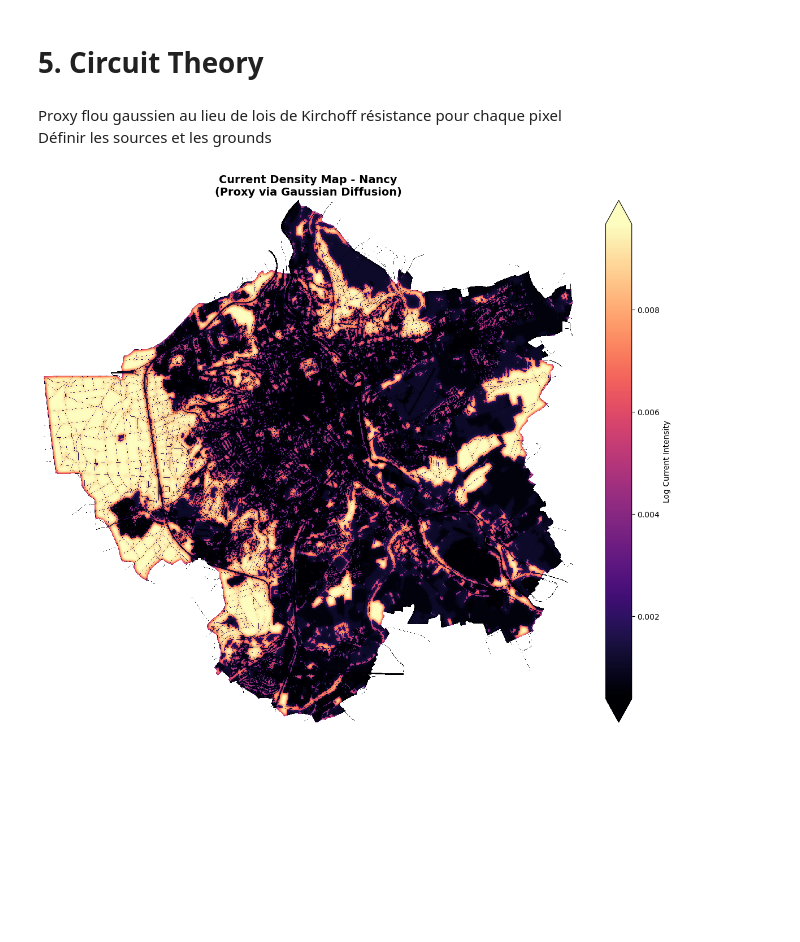
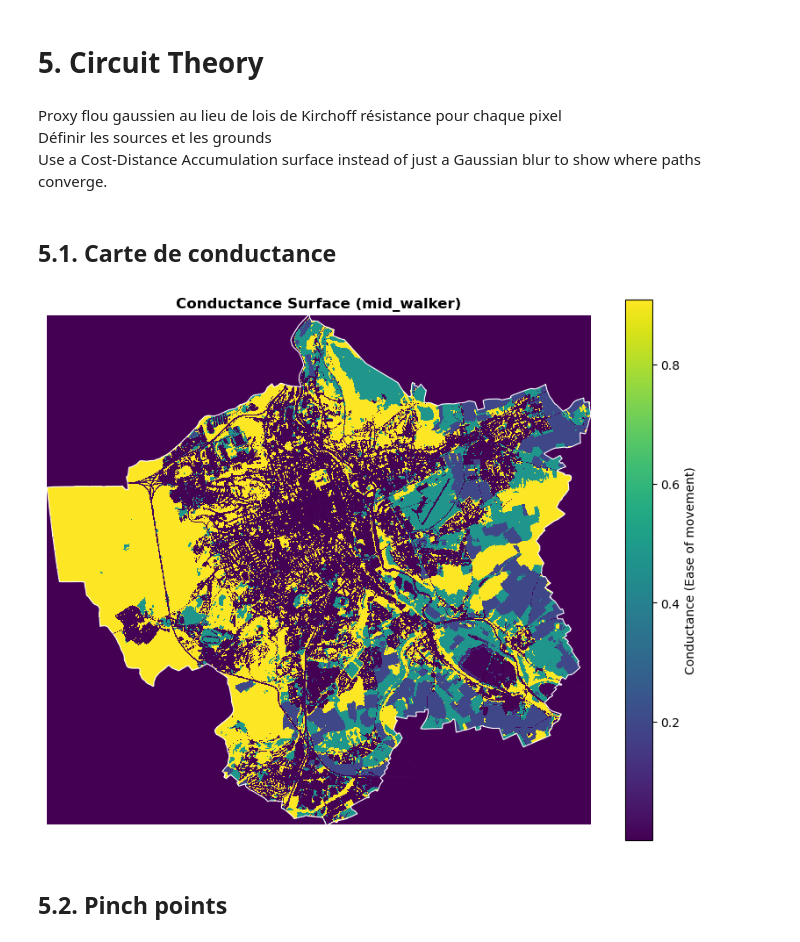
Before and after one commit to marion-billy/urbiverde_ivb, a Jupyter notebook: corridor_project/nancy_prod.ipynb, the cells around one changed output. Cells and saved outputs as stored; diff of their text form; code cells hidden in the pictures; blank space fills up the shorter version.

```diff
--- a/corridor_project/nancy_prod.ipynb
+++ b/corridor_project/nancy_prod.ipynb
@@ -174,44 +221,37 @@ ______
 # %% [markdown]
 Proxy flou gaussien au lieu de lois de Kirchoff résistance pour chaque pixel
 Définir les sources et les grounds
+Use a Cost-Distance Accumulation surface instead of just a Gaussian blur to show where paths converge.
-# %%
-from scipy.ndimage import gaussian_filter
-
-def calculate_pinch_points_proxy(da_friction, sigma=5):
-    # Gestion des NaNs
-    mask = da_friction.isnull()
-    clean_friction = da_friction.fillna(da_friction.max())
-
-    # 1. Conductance (Inverse de la friction)
-    conductance = 1.0 / (clean_friction + 0.1)
-
-    # 2. Diffusion proxy (Sigma plus élevé pour mieux voir les corridors)
-    flow_spread = gaussian_filter(conductance.values, sigma=sigma)
-
-    # Intensité de courant
-    current_density = flow_spread * conductance.values
-
-    da_current = da_friction.copy(data=current_density)
-    return da_current.where(~mask)
-
-# 1. Calcul
-da_current_map = calculate_pinch_points_proxy(da_lc, sigma=5)
-
-# 2. Visualisation simple
-fig, ax = plt.subplots(figsize=(12, 10))
-
-# On utilise log1p pour compresser la dynamique et voir les détails urbains
-np.log1p(da_current_map).plot(
-    ax=ax,
-    cmap='magma',
-    robust=True,
-    cbar_kwargs={'label': 'Log Current Intensity'}
-)
-
-ax.set_title(f"Current Density Map - {CITY}\n(Proxy via Gaussian Diffusion)", fontsize=14, fontweight='bold')
-ax.set_axis_off()
-
-plt.tight_layout()
-plt.show()
-# %% [output]
-[figure, removed]
+# %% [markdown]
+## 5.1. Carte de conductance
+# %%
+# 1. Récupération de la friction spécifique à la guilde
+friction_dict = specie['friction']
+
+# 2. Création de la carte de friction (Reclassement)
+# On initialise avec une valeur par défaut élevée pour les codes inconnus
+da_friction = xr.where(da_lc.isnull(), 1000, 1000)
+
+for code, weight in friction_dict.items():
+    da_friction = xr.where(da_lc == code, weight, da_friction)
+
+# 3. Calcul de la Conductance brute (1 / Friction)
+da_conductance = 1.0 / (da_friction + 0.1)
+# %%
+fig, ax = plt.subplots(figsize=(10, 8))
+
+da_conductance.plot(
+    ax=ax,
+    cmap='viridis', # jaune = passage facile, violet = barrière
+    cbar_kwargs={'label': 'Conductance (Ease of movement)'}
+)
+
+aoi_utm.boundary.plot(ax=ax, color='white', linewidth=0.8)
+
+ax.set_title(f"Conductance Surface ({GUILD_KEY})", fontweight='bold')
+ax.set_axis_off()
+plt.show()
+# %% [output]
+[figure, added]
+# %% [markdown]
+## 5.2. Pinch points
```
Also changed, not shown: parts of 14 cells of this notebook.
